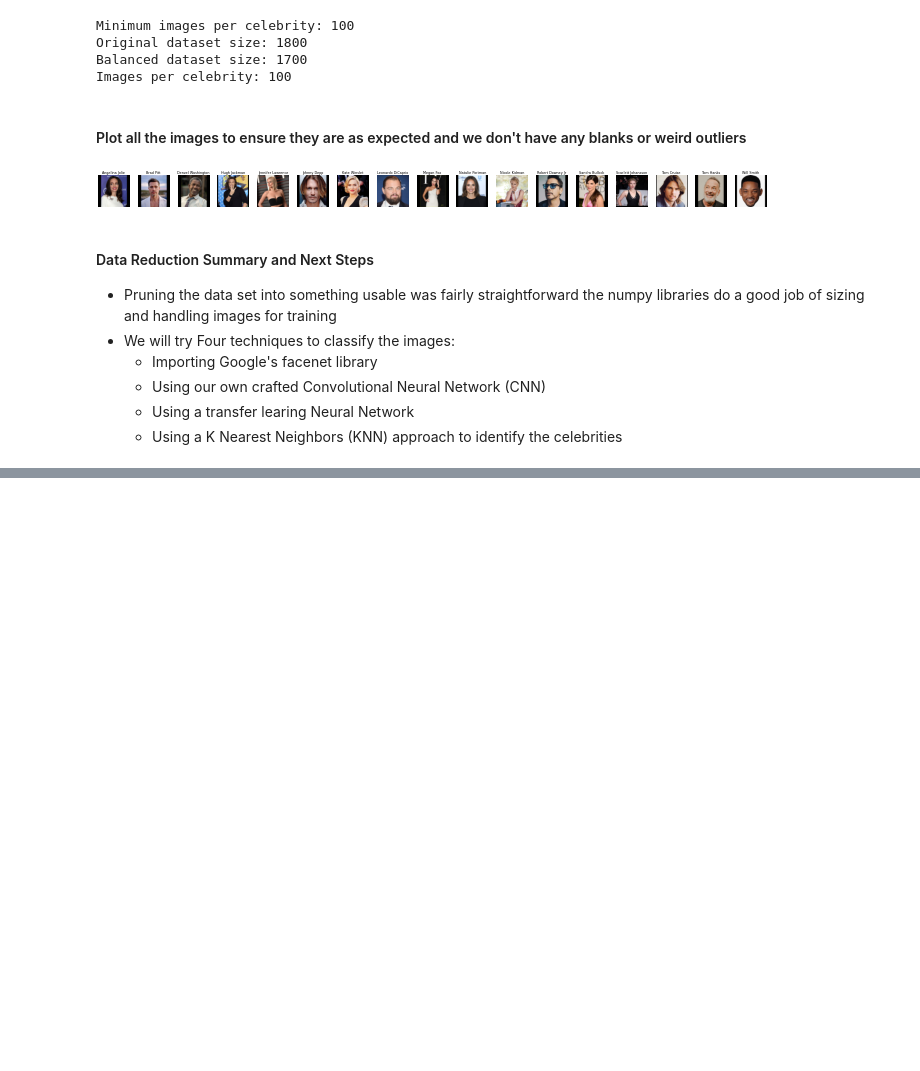
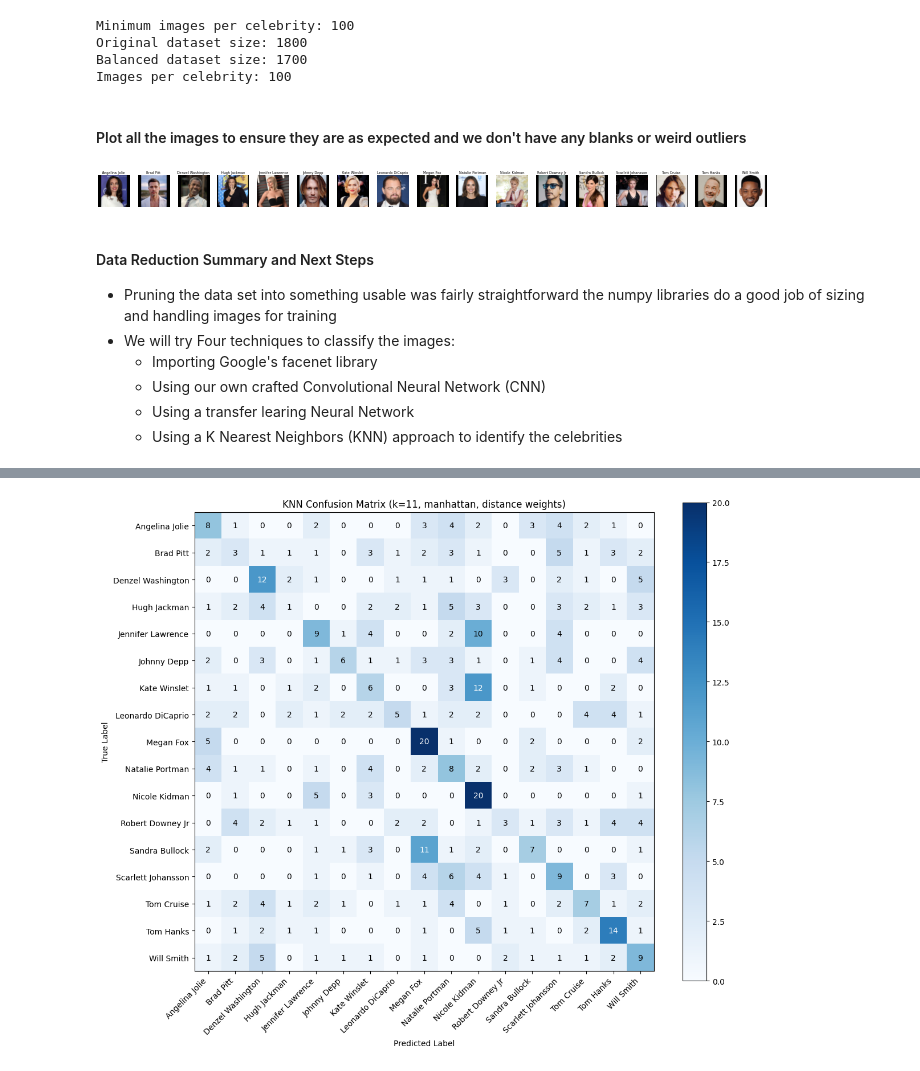
Before and after one commit to Jack-S2005/Capstone, a Jupyter notebook: capstone.ipynb, the cells around one changed output, grey strips where cells are left out. Cells and saved outputs as stored; diff of their text form; code cells hidden in the pictures; blank space fills up the shorter version.

```diff
--- a/capstone.ipynb
+++ b/capstone.ipynb
@@ -1223,0 +1181,84 @@ NameError: name 'test_accuracy' is not defined
+# %%
+
+# Flatten the images for KNN (KNN expects 1D features)
+X_train_flat = X_train.reshape(X_train.shape[0], -1)
+print(X_train_flat.shape)
+X_test_flat = X_test.reshape(X_test.shape[0], -1)
+print(X_test_flat.shape)
+print(f"Training KNN with {X_train_flat.shape[1]} features per image")
+
+# Use best parameters from grid search
+best_knn = KNeighborsClassifier(
+    n_neighbors=11,
+    metric='manhattan',
+    weights='distance'
+)
+
+print(f"\nTraining KNN with best parameters: k=11, metric=manhattan, weights=distance")
+best_knn.fit(X_train_flat, y_train)
+
+# Predict
+y_pred_knn = best_knn.predict(X_test_flat)
+accuracy_knn = accuracy_score(y_test, y_pred_knn)
+print(f"KNN accuracy: {accuracy_knn:.4f}")
+
+# Plot confusion matrix for KNN
+plt.figure(figsize=(12, 10))
+cm_knn = confusion_matrix(y_test, y_pred_knn)
+plt.imshow(cm_knn, interpolation='nearest', cmap=plt.cm.Blues)
+plt.title('KNN Confusion Matrix (k=11, manhattan, distance weights)')
+plt.colorbar()
+
+# Add text annotations
+thresh = cm_knn.max() / 2.
+for i in range(cm_knn.shape[0]):
+    for j in range(cm_knn.shape[1]):
+        plt.text(j, i, format(cm_knn[i, j], 'd'),
+                ha="center", va="center",
+                color="white" if cm_knn[i, j] > thresh else "black")
+
+plt.ylabel('True Label')
+plt.xlabel('Predicted Label')
+plt.xticks(range(len(le.classes_)), le.classes_, rotation=45, ha='right')
+plt.yticks(range(len(le.classes_)), le.classes_)
+plt.tight_layout()
+plt.show()
+
+# Per-celebrity accuracy for KNN
+print(f"\n=== Per-Celebrity Accuracy (KNN k=11, manhattan, distance weights) ===")
+celeb_accuracies_knn = {}
+for i, celeb in enumerate(le.classes_):
+    mask = y_test == i
+    if np.sum(mask) > 0:
+        celeb_accuracy = np.mean(y_pred_knn[mask] == y_test[mask])
+        celeb_accuracies_knn[celeb] = celeb_accuracy
+        #print(f"{celeb:20s}: {celeb_accuracy:.3f} ({np.sum(mask)} samples)")
+
+# Plot per-celebrity accuracy bar chart for KNN
+plt.figure(figsize=(12, 6))
+celebrities = list(celeb_accuracies_knn.keys())
+accuracies = list(celeb_accuracies_knn.values())
+
+# Sort by accuracy
+sorted_indices = np.argsort(accuracies)
+celebrities_sorted = [celebrities[i] for i in sorted_indices]
+accuracies_sorted = [accuracies[i] for i in sorted_indices]
+
+bars = plt.barh(range(len(celebrities_sorted)), accuracies_sorted)
+plt.yticks(range(len(celebrities_sorted)), celebrities_sorted)
+plt.xlabel('Accuracy')
+plt.title('Per-Celebrity Accuracy (KNN k=11, manhattan, distance weights)')
+plt.xlim(0, 1)
+
+# Color bars based on performance
+for i, (bar, acc) in enumerate(zip(bars, accuracies_sorted)):
+    if acc >= 0.7:
+        bar.set_color('green')
+    elif acc >= 0.5:
+        bar.set_color('orange')
+    else:
+        bar.set_color('red')
+
+plt.tight_layout()
+plt.show()
+# %% [output]
@@ -1223,0 +1271 @@ NameError: name 'test_accuracy' is not defined
+[figure, added]
```
Also changed, not shown: parts of 25 cells of this notebook.
